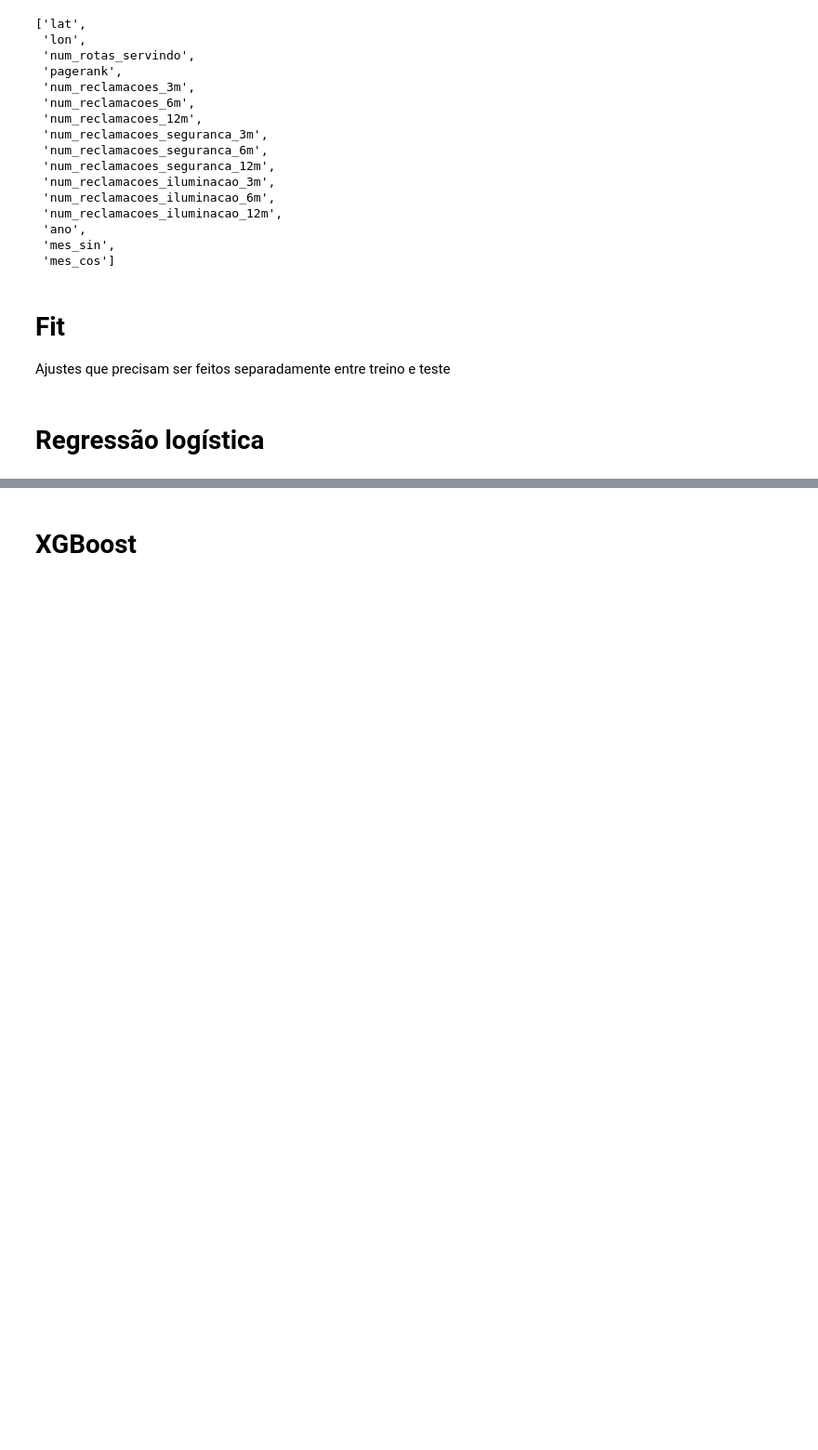
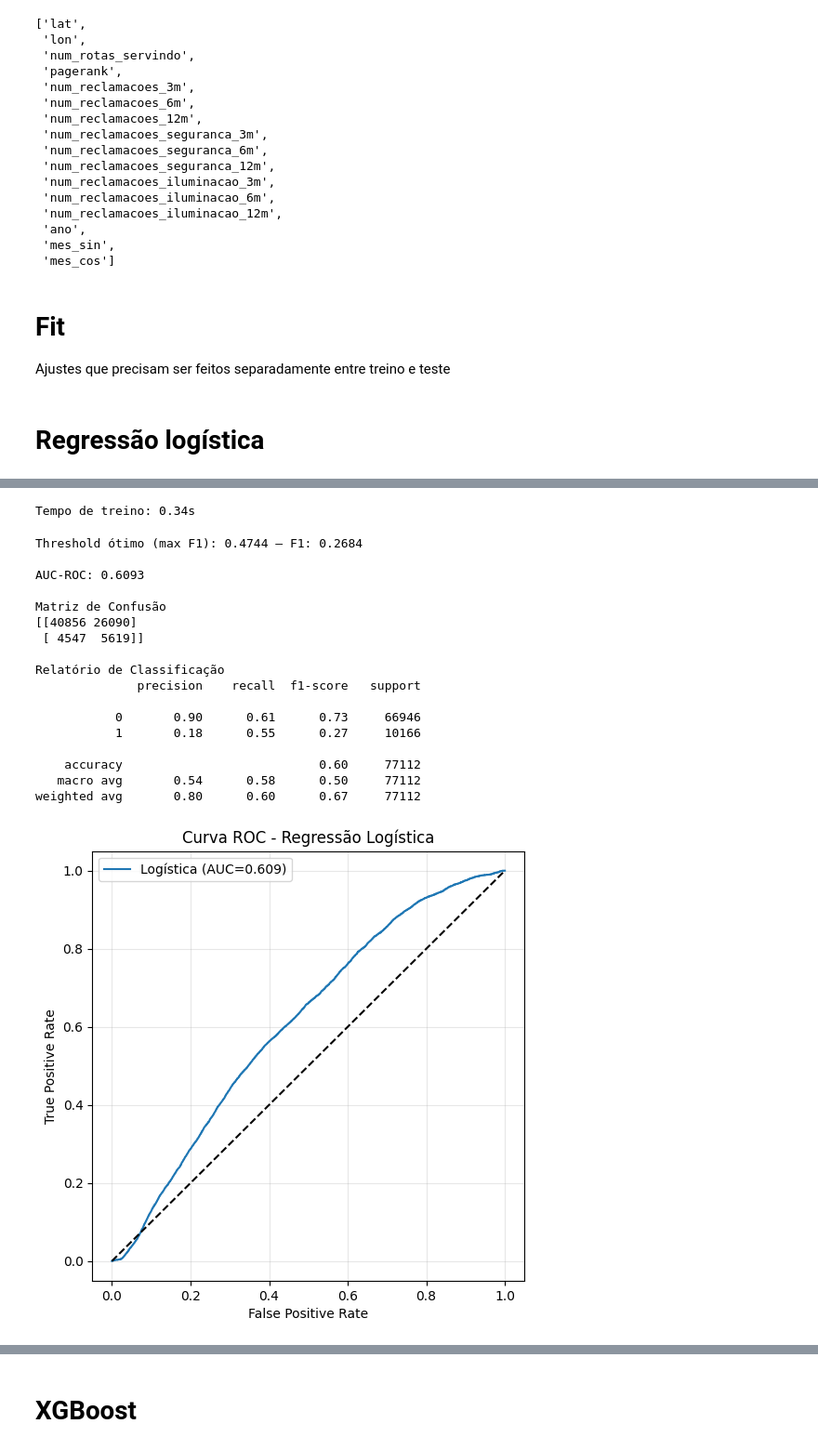
Before and after one commit to viniciusemaciel/riomobianalytics, a Jupyter notebook: modelo-treinamento.ipynb, the cells around one changed output, grey strips where cells are left out. Shown at 93% size. Saved outputs shown, nothing was run; the diff lists cells and outputs as text; code cells hidden in the pictures; blank space fills up the shorter version.

Commit message:
riomobianalytics updates

```diff
--- a/modelo-treinamento.ipynb
+++ b/modelo-treinamento.ipynb
@@ -31,7 +31,7 @@ pd.set_option('display.max_columns', 60)
 pd.set_option('display.width', 220)
 
 REPO = Path.cwd()
-DATASET = REPO / 'data' / 'model_dataset.parquet'
+DATASET ='/Users/vinicius.maciel/CascadeProjects/poli/riomobianalytics/data/model_dataset.parquet'
 ARTIFACTS = REPO / 'artifacts'
 ARTIFACTS.mkdir(exist_ok=True)
 
@@ -280,6 +316,80 @@ X_test_scaled = scaler.transform(X_test)
 # %%
 # treino da regressão logística (class_weight='balanced')
+from sklearn.linear_model import LogisticRegression
+
+log_model = LogisticRegression(
+    **grid_log.best_params_,
+    solver="liblinear",
+    class_weight="balanced",
+    max_iter=1000,
+    random_state=42
+)
+
+t0 = time.time()
+log_model.fit(X_train_scaled, y_train)
+tempo_log = time.time() - t0
+print(f"Tempo de treino: {tempo_log:.2f}s")
+# %% [output]
+Tempo de treino: 0.34s
 # %%
 # avaliação da logística no val — AUC-ROC, matriz de confusão
+# usa threshold ótimo para consistência com XGBoost e MLP
+
+# Probabilidades
+y_pred_prob_log = log_model.predict_proba(X_val_scaled)[:,1]
+
+# --- Busca do threshold ótimo via F1-score ---
+precisions_log, recalls_log, thresholds_pr_log = precision_recall_curve(y_val, y_pred_prob_log)
+f1_scores_log = 2 * (precisions_log[:-1] * recalls_log[:-1]) / (precisions_log[:-1] + recalls_log[:-1] + 1e-9)
+best_idx_log = np.argmax(f1_scores_log)
+best_threshold_log = thresholds_pr_log[best_idx_log]
+print(f'Threshold ótimo (max F1): {best_threshold_log:.4f} — F1: {f1_scores_log[best_idx_log]:.4f}')
+
+# Classes com threshold ótimo
+y_pred_log = (y_pred_prob_log >= best_threshold_log).astype(int)
+
+# AUC
+auc_log = roc_auc_score(y_val, y_pred_prob_log)
+print(f'\nAUC-ROC: {auc_log:.4f}')
+
+# Matriz de confusão
+cm = confusion_matrix(y_val, y_pred_log)
+print('\nMatriz de Confusão')
+print(cm)
+
+print('\nRelatório de Classificação')
+print(classification_report(y_val, y_pred_log, zero_division=0))
+
+# Curva ROC
+fpr_log, tpr_log, _ = roc_curve(y_val, y_pred_prob_log)
+
+plt.figure(figsize=(6,6))
+plt.plot(fpr_log, tpr_log, label=f"Logística (AUC={auc_log:.3f})")
+plt.plot([0,1],[0,1],'k--')
+plt.xlabel("False Positive Rate")
+plt.ylabel("True Positive Rate")
+plt.title("Curva ROC - Regressão Logística")
+plt.legend()
+plt.grid(alpha=0.3)
+plt.show()
+# %% [output]
+Threshold ótimo (max F1): 0.4744 — F1: 0.2684
+
+AUC-ROC: 0.6093
+
+Matriz de Confusão
+[[40856 26090]
+ [ 4547  5619]]
+
+Relatório de Classificação
+              precision    recall  f1-score   support
+
+           0       0.90      0.61      0.73     66946
+           1       0.18      0.55      0.27     10166
+
+    accuracy                           0.60     77112
+   macro avg       0.54      0.58      0.50     77112
+weighted avg       0.80      0.60      0.67     77112
+[figure, added]
 # %%
 # análise dos coeficientes da logística (quais features pesam mais e em que direção)
```
Also changed, not shown: parts of 12 cells of this notebook, 10 other files.
